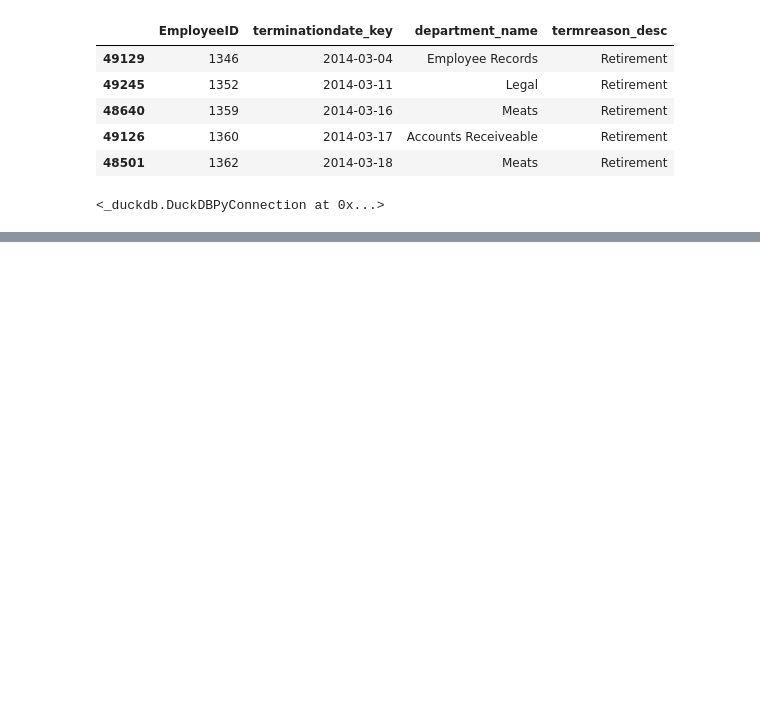
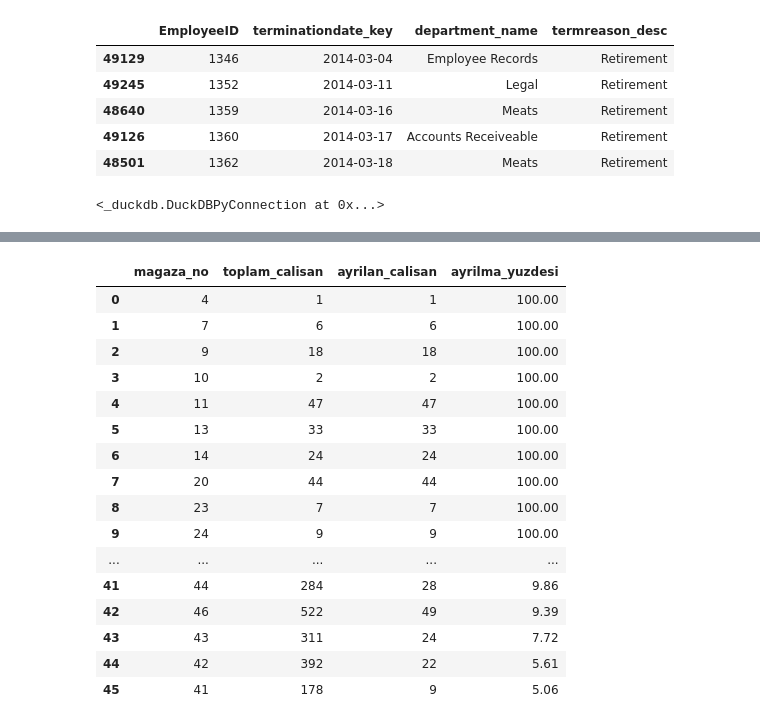
Before and after one commit to nazlican-engineer/Mercek, a Jupyter notebook: notebooks/03_duckdb_ambar.ipynb, the cells around one changed output, grey strips where cells are left out. Cells and saved outputs as stored; diff of their text form; code cells hidden in the pictures; blank space fills up the shorter version.

```diff
--- a/notebooks/03_duckdb_ambar.ipynb
+++ b/notebooks/03_duckdb_ambar.ipynb
@@ -657,0 +796,40 @@ con.close() #veri tabanını kapatıyoruz
+# %%
+# Her mağazada dönem boyunca gözlenen çalışanların ayrılma yüzdesini hesaplıyoruz.
+con.execute("""
+    SELECT
+        s.store_code AS magaza_no,
+        COUNT(DISTINCT f.employee_key) AS toplam_calisan,
+        COUNT(DISTINCT CASE
+            WHEN f.left_flag = 1 THEN f.employee_key
+        END) AS ayrilan_calisan,
+        ROUND(
+            100.0 * COUNT(DISTINCT CASE
+                WHEN f.left_flag = 1 THEN f.employee_key
+            END) / COUNT(DISTINCT f.employee_key),
+            2
+        ) AS ayrilma_yuzdesi
+    FROM fact_employee_year AS f
+    JOIN dim_store AS s
+        ON f.store_key = s.store_key
+    WHERE s.business_unit = 'STORES'
+    GROUP BY s.store_code
+    ORDER BY ayrilma_yuzdesi DESC, magaza_no
+""").fetchdf()
+# %% [output]
+|  | magaza_no | toplam_calisan | ayrilan_calisan | ayrilma_yuzdesi |
+| 0 | 4 | 1 | 1 | 100.00 |
+| 1 | 7 | 6 | 6 | 100.00 |
+| 2 | 9 | 18 | 18 | 100.00 |
+| 3 | 10 | 2 | 2 | 100.00 |
+| 4 | 11 | 47 | 47 | 100.00 |
+| 5 | 13 | 33 | 33 | 100.00 |
+| 6 | 14 | 24 | 24 | 100.00 |
+| 7 | 20 | 44 | 44 | 100.00 |
+| 8 | 23 | 7 | 7 | 100.00 |
+| 9 | 24 | 9 | 9 | 100.00 |
+| ... | ... | ... | ... | ... |
+| 41 | 44 | 284 | 28 | 9.86 |
+| 42 | 46 | 522 | 49 | 9.39 |
+| 43 | 43 | 311 | 24 | 7.72 |
+| 44 | 42 | 392 | 22 | 5.61 |
+| 45 | 41 | 178 | 9 | 5.06 |
```
Also changed, not shown: parts of 9 cells of this notebook, 18 other files.
